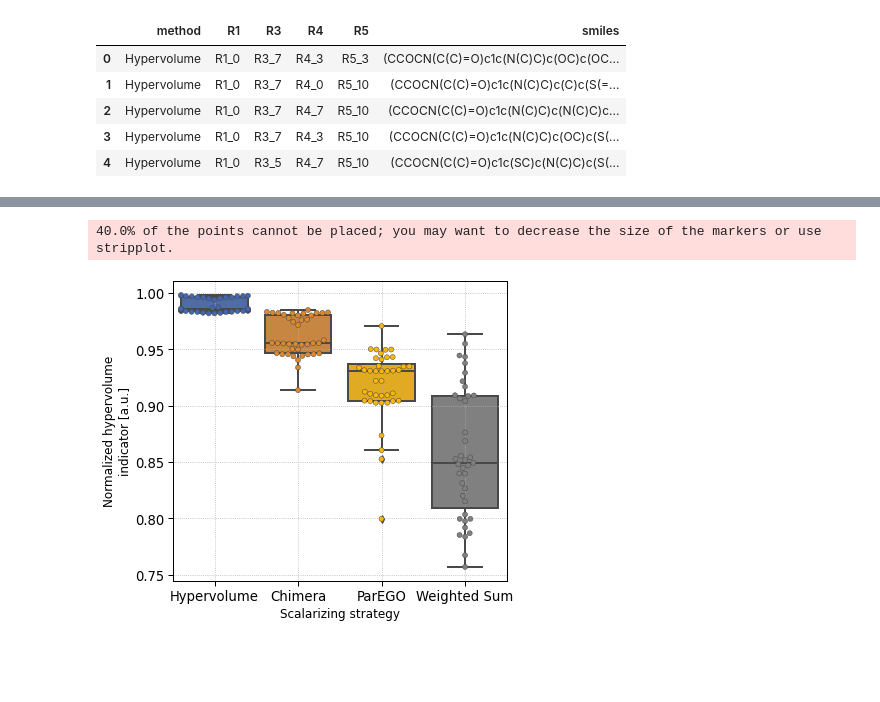
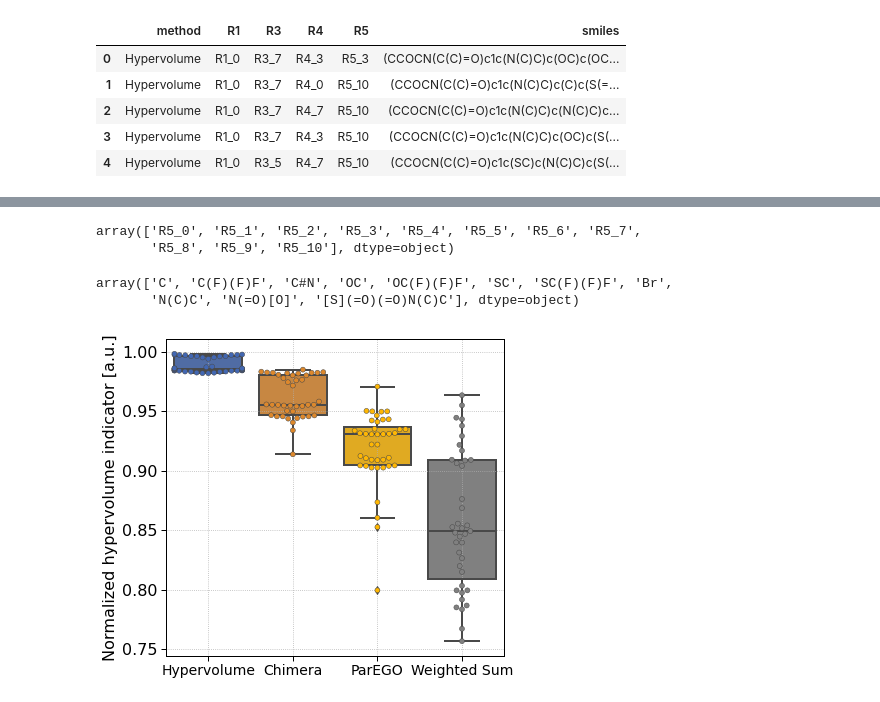
Before and after one commit to aspuru-guzik-group/olympus, a Jupyter notebook: case_studies/plot_case_studies_preprint.ipynb, the cells around one changed output, grey strips where cells are left out. Saved outputs shown, nothing was run; the diff lists cells and outputs as text; code cells hidden in the pictures; blank space fills up the shorter version.

```diff
--- a/case_studies/plot_case_studies_preprint.ipynb
+++ b/case_studies/plot_case_studies_preprint.ipynb
@@ -523,3 +1174,13 @@ ws_counts_smiles = ws_sets['smiles'].value_counts()
+# %%
+raw_df['r5_label'].unique()
+# %% [output]
+array(['R5_0', 'R5_1', 'R5_2', 'R5_3', 'R5_4', 'R5_5', 'R5_6', 'R5_7',
+       'R5_8', 'R5_9', 'R5_10'], dtype=object)
+# %%
+raw_df['r5_smiles'].unique()
+# %% [output]
+array(['C', 'C(F)(F)F', 'C#N', 'OC', 'OC(F)(F)F', 'SC', 'SC(F)(F)F', 'Br',
+       'N(C)C', 'N(=O)[O]', '[S](=O)(=O)N(C)C'], dtype=object)
 # %%
 df_hvol = pd.concat([
     pd.DataFrame({'hypervol': hypervolumes_hv, 'kind': ['Hypervolume' for _ in range(len(hypervolumes_hv))]}),
@@ -533,20 +1194,23 @@ df_hvol['hypervol'] /= full_hypervolume
 # %%
 fig, ax = plt.subplots(figsize=(6, 5))
 
 hue_order = ['#4267B2', '#dd882c', '#ffb703', 'gray']
 order=['Hypervolume', 'Chimera', 'ParEGO', 'Weighted Sum']
 pal = {o:h for o,h in zip(order, hue_order)}
 sns.boxplot(data=df_hvol, x='kind', y='hypervol', palette=pal, ax=ax, linewidth=2.0)
 sns.swarmplot(data=df_hvol, x='kind', y='hypervol', palette=pal, ax=ax, linewidth=0.5,)
-ax.set_ylabel('Normalized hypervolume\nindicator [a.u.]', fontsize=12)
-ax.set_xlabel('Scalarizing strategy', fontsize=12)
+ax.set_ylabel('Normalized hypervolume indicator [a.u.]', fontsize=16)
+# ax.set_xlabel('Scalarizing strategy', fontsize=12)
+ax.set_xlabel('')
 ax.grid(linestyle=":")
+
+ax.xaxis.set_tick_params(labelsize=14)
+ax.yaxis.set_tick_params(labelsize=16)
 
 plt.tight_layout()
 plt.savefig('redoxmers_hypervolume_boxplots.png', dpi=300)
 # %% [output]
-40.0% of the points cannot be placed; you may want to decrease the size of the markers or use stripplot.
-[figure, old version]
+[figure, new version]
 # %%
 fig = px.scatter_3d(df_hv, x='abs_lam_diff', y='ered', z='gsol', size='size')
 pareto_points = df_hv[df_hv['type']=='front']
```
Also changed, not shown: parts of 32 cells of this notebook, 17 other files.
